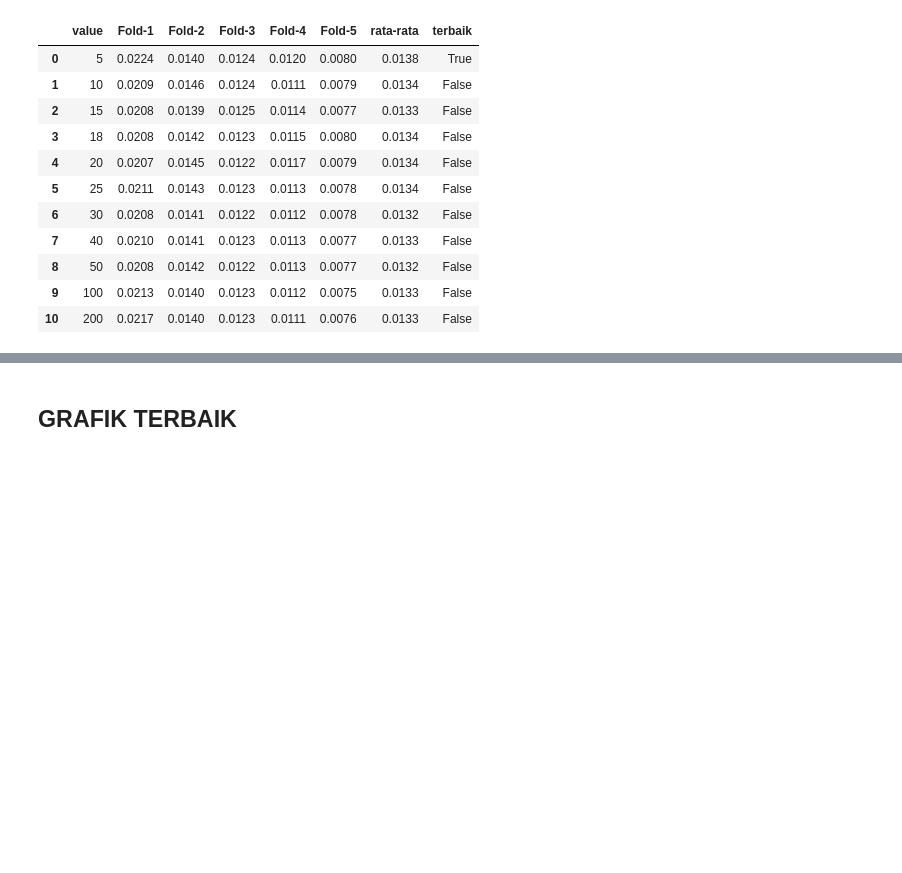
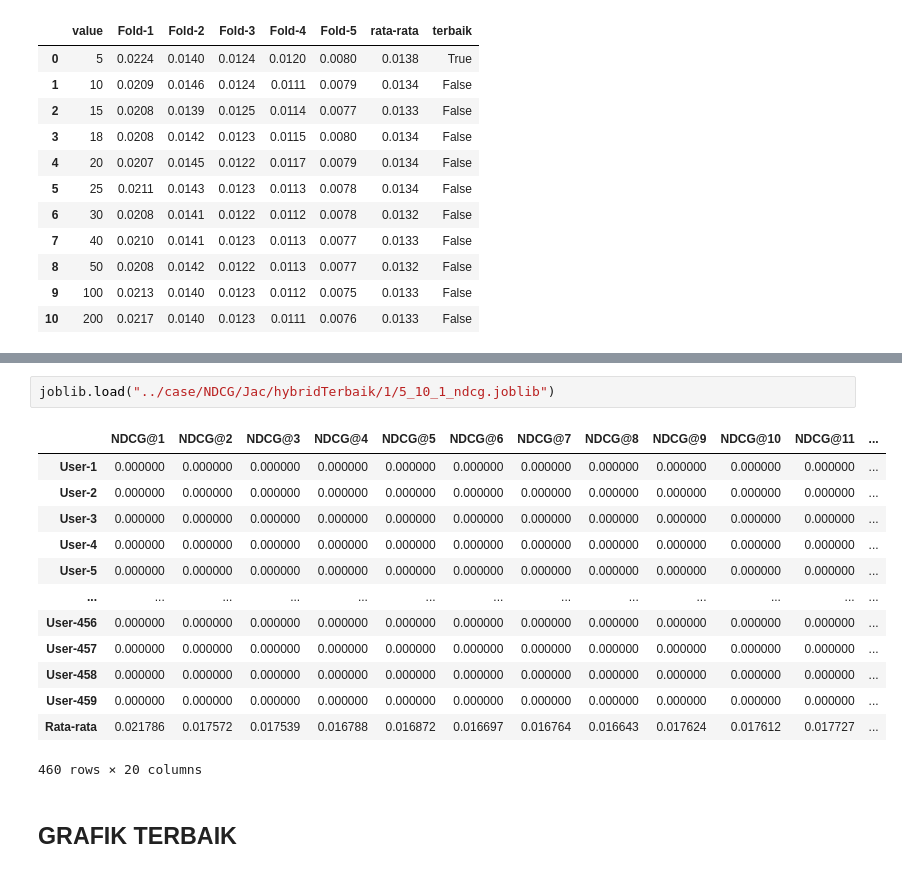
Before and after one commit to alfiiinur/setBasedImplentasi, a Jupyter notebook: evaluasi/NDCG.ipynb, the cells around one changed output, grey strips where cells are left out. Cells and saved outputs as stored; diff of their text form; blank space fills up the shorter version.

```diff
--- a/evaluasi/NDCG.ipynb
+++ b/evaluasi/NDCG.ipynb
@@ -1510,3 +1485,19 @@ ndcg_df["terbaik"] = ndcg_df["rata-rata"] == max_value
+# %%
+joblib.load("../case/NDCG/Jac/hybridTerbaik/1/5_10_1_ndcg.joblib")
+# %% [output]
+|  | NDCG@1 | NDCG@2 | NDCG@3 | NDCG@4 | NDCG@5 | NDCG@6 | NDCG@7 | NDCG@8 | NDCG@9 | NDCG@10 | NDCG@11 | ... |
+| User-1 | 0.000000 | 0.000000 | 0.000000 | 0.000000 | 0.000000 | 0.000000 | 0.000000 | 0.000000 | 0.000000 | 0.000000 | 0.000000 | ... |
+| User-2 | 0.000000 | 0.000000 | 0.000000 | 0.000000 | 0.000000 | 0.000000 | 0.000000 | 0.000000 | 0.000000 | 0.000000 | 0.000000 | ... |
+| User-3 | 0.000000 | 0.000000 | 0.000000 | 0.000000 | 0.000000 | 0.000000 | 0.000000 | 0.000000 | 0.000000 | 0.000000 | 0.000000 | ... |
+| User-4 | 0.000000 | 0.000000 | 0.000000 | 0.000000 | 0.000000 | 0.000000 | 0.000000 | 0.000000 | 0.000000 | 0.000000 | 0.000000 | ... |
+| User-5 | 0.000000 | 0.000000 | 0.000000 | 0.000000 | 0.000000 | 0.000000 | 0.000000 | 0.000000 | 0.000000 | 0.000000 | 0.000000 | ... |
+| ... | ... | ... | ... | ... | ... | ... | ... | ... | ... | ... | ... | ... |
+| User-456 | 0.000000 | 0.000000 | 0.000000 | 0.000000 | 0.000000 | 0.000000 | 0.000000 | 0.000000 | 0.000000 | 0.000000 | 0.000000 | ... |
+| User-457 | 0.000000 | 0.000000 | 0.000000 | 0.000000 | 0.000000 | 0.000000 | 0.000000 | 0.000000 | 0.000000 | 0.000000 | 0.000000 | ... |
+| User-458 | 0.000000 | 0.000000 | 0.000000 | 0.000000 | 0.000000 | 0.000000 | 0.000000 | 0.000000 | 0.000000 | 0.000000 | 0.000000 | ... |
+| User-459 | 0.000000 | 0.000000 | 0.000000 | 0.000000 | 0.000000 | 0.000000 | 0.000000 | 0.000000 | 0.000000 | 0.000000 | 0.000000 | ... |
+| Rata-rata | 0.021786 | 0.017572 | 0.017539 | 0.016788 | 0.016872 | 0.016697 | 0.016764 | 0.016643 | 0.017624 | 0.017612 | 0.017727 | ... |
+460 rows × 20 columns
 # %% [markdown]
 ## GRAFIK TERBAIK
 # %%
```
Also changed, not shown: parts of 43 cells of this notebook, 11 other files.
